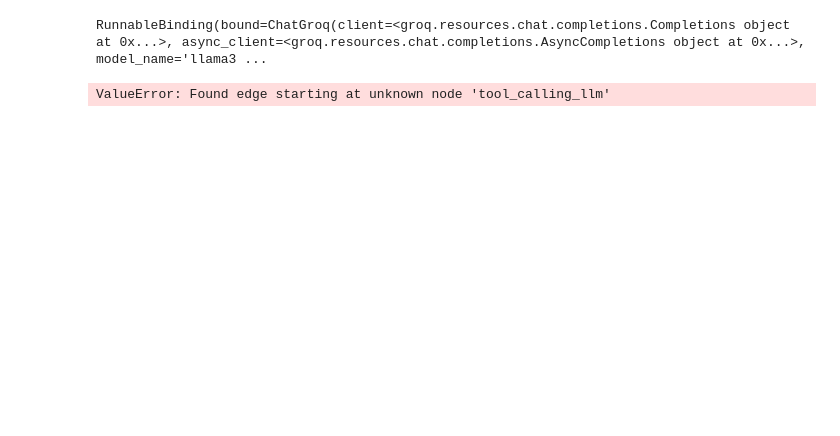
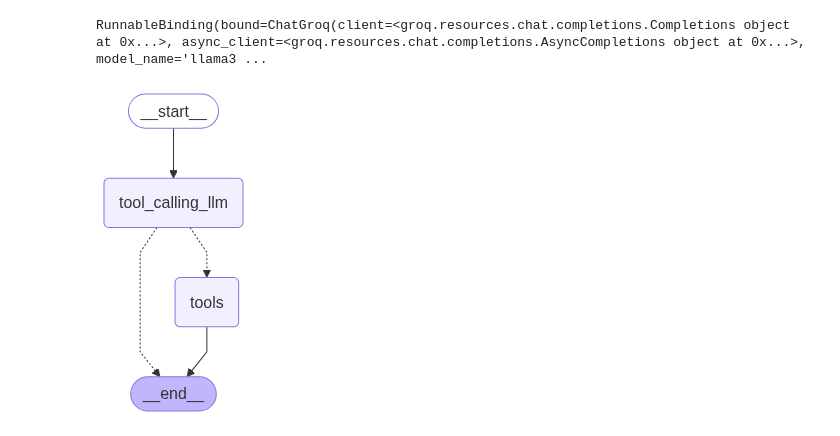
Before and after one commit to jeeva-life/Agentic_AI_Basics, a Jupyter notebook: AgenticLangGraph-1/BasicChatbot-1.ipynb, the cells around one changed output. Saved outputs shown, nothing was run; the diff lists cells and outputs as text; code cells hidden in the pictures; blank space fills up the shorter version.

Commit message:
created first agent with tavily search tool and mulitply function

```diff
--- a/AgenticLangGraph-1/BasicChatbot-1.ipynb
+++ b/AgenticLangGraph-1/BasicChatbot-1.ipynb
@@ -143,33 +143,32 @@ RunnableBinding(bound=ChatGroq(client=<groq.resources.chat.completions.Completio
 ##stateGraph
 from langgraph.graph import StateGraph, START, END
 from langgraph.prebuilt import ToolNode
 from langgraph.prebuilt import tools_condition
 from IPython.display import Image, display
 
 
 ##Node Definition
 def tool_calling_llm(state:State):
     return {"messages":[llm_with_tool.invoke(state["messages"])]}
 
 ##Graph
 builder = StateGraph(State)
-builder.add_node(START, "tool calling llm")
-builder.add_node("tool calling llm",tool_calling_llm)
+builder.add_node("tool_calling_llm",tool_calling_llm)
 builder.add_node("tools",ToolNode(tools))
 
 ## Add Edges
 builder.add_edge(START, "tool_calling_llm")
 builder.add_conditional_edges(
     "tool_calling_llm",
     #If the latest message (result) from assistant is a tool call -> tools_condition routes to tools
     #If the latest message (result) from assistant is not a tool call -> tools_condition routes to END
     tools_condition
     )
 builder.add_edge("tools", END)
 
 #Compile the Graph
 graph = builder.compile()
 
 display(Image(graph.get_graph().draw_mermaid_png()))
 # %% [output]
-ValueError: Found edge starting at unknown node 'tool_calling_llm'
+[figure, added]
```
Also changed, not shown: parts of 4 cells of this notebook.
